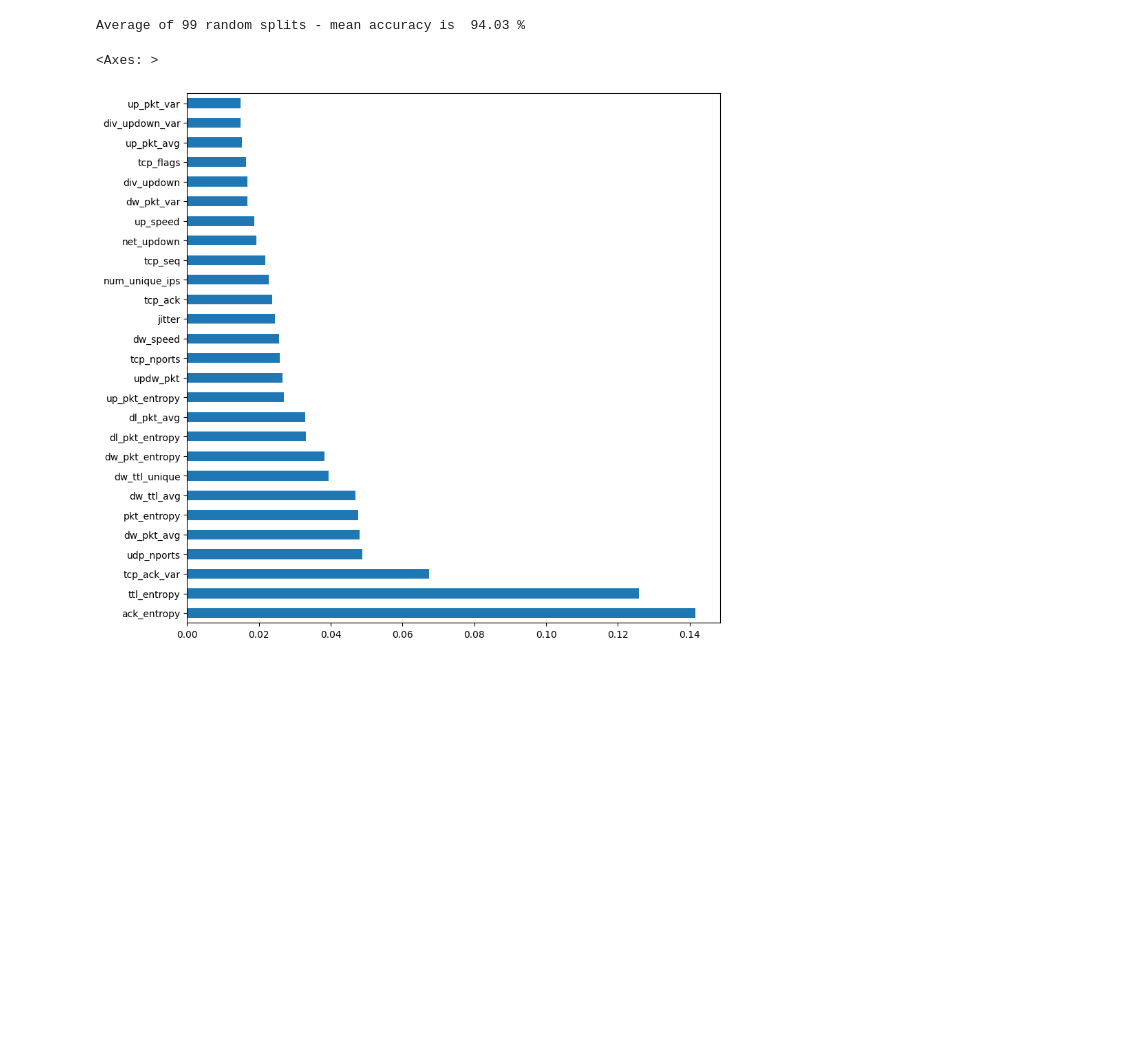
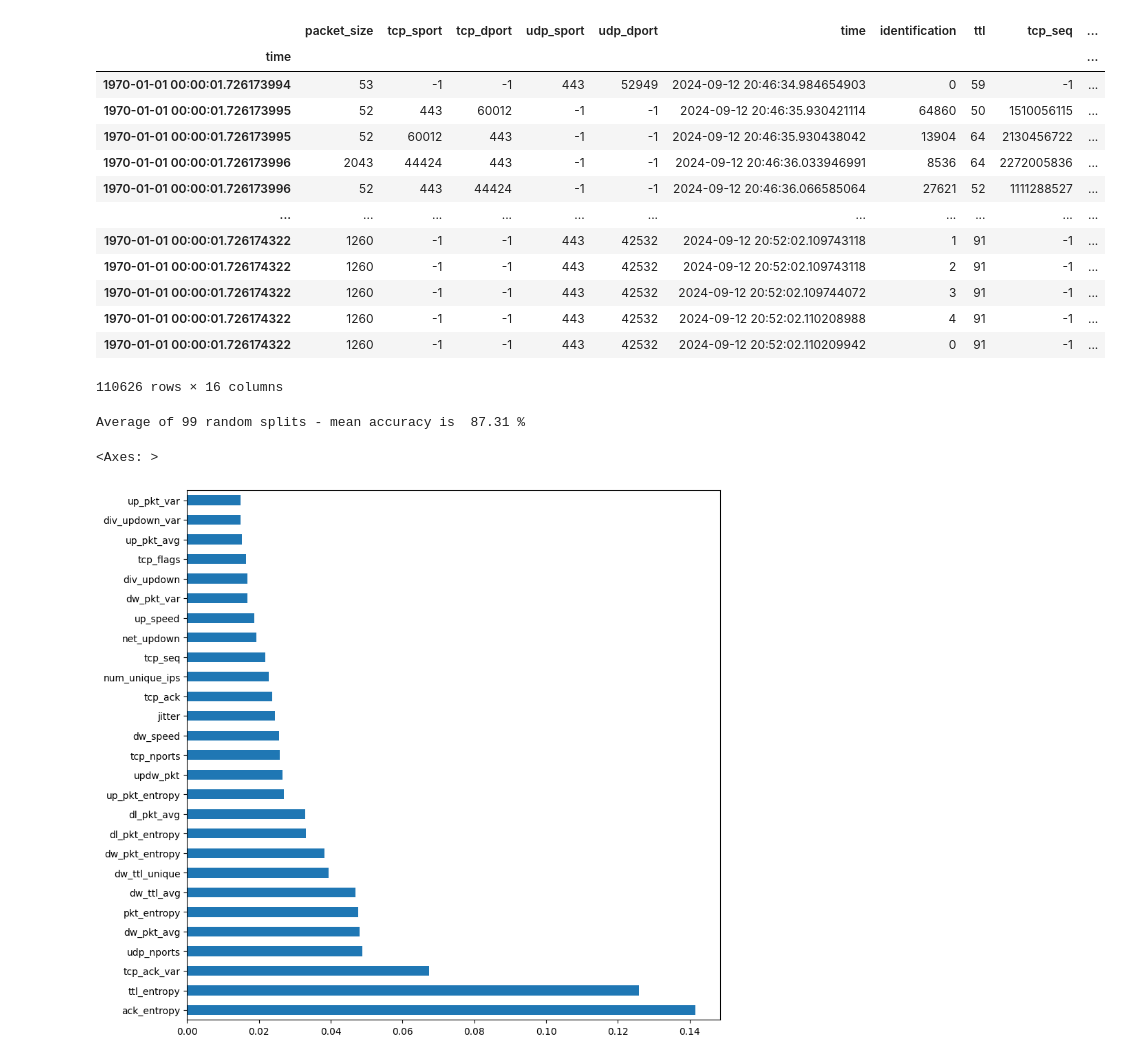
Before and after one commit to eusoubrasileiro/netpkt_vidcls, a Jupyter notebook: python/classification model.ipynb, the cells around one changed output. Saved outputs shown, nothing was run; the diff lists cells and outputs as text; code cells hidden in the pictures; blank space fills up the shorter version.

```diff
--- a/python/classification model.ipynb
+++ b/python/classification model.ipynb
@@ -25,3 +46,24 @@ for name, training_set in tqdm.tqdm(dfraw.groupby('name')):
+# %%
+training_set.time = pd.to_datetime(training_set.time, unit='s')
+training_set.set_index('time')
+training_set.sort_index(inplace=True)
+# %%
+training_set
+# %% [output]
+|  | packet_size | tcp_sport | tcp_dport | udp_sport | udp_dport | time | identification | ttl | tcp_seq | ... |
+| time |  |  |  |  |  |  |  |  |  | ... |
+| 1970-01-01 00:00:01.726173994 | 53 | -1 | -1 | 443 | 52949 | 2024-09-12 20:46:34.984654903 | 0 | 59 | -1 | ... |
+| 1970-01-01 00:00:01.726173995 | 52 | 443 | 60012 | -1 | -1 | 2024-09-12 20:46:35.930421114 | 64860 | 50 | 1510056115 | ... |
+| 1970-01-01 00:00:01.726173995 | 52 | 60012 | 443 | -1 | -1 | 2024-09-12 20:46:35.930438042 | 13904 | 64 | 2130456722 | ... |
+| 1970-01-01 00:00:01.726173996 | 2043 | 44424 | 443 | -1 | -1 | 2024-09-12 20:46:36.033946991 | 8536 | 64 | 2272005836 | ... |
+| 1970-01-01 00:00:01.726173996 | 52 | 443 | 44424 | -1 | -1 | 2024-09-12 20:46:36.066585064 | 27621 | 52 | 1111288527 | ... |
+| ... | ... | ... | ... | ... | ... | ... | ... | ... | ... | ... |
+| 1970-01-01 00:00:01.726174322 | 1260 | -1 | -1 | 443 | 42532 | 2024-09-12 20:52:02.109743118 | 1 | 91 | -1 | ... |
+| 1970-01-01 00:00:01.726174322 | 1260 | -1 | -1 | 443 | 42532 | 2024-09-12 20:52:02.109743118 | 2 | 91 | -1 | ... |
+| 1970-01-01 00:00:01.726174322 | 1260 | -1 | -1 | 443 | 42532 | 2024-09-12 20:52:02.109744072 | 3 | 91 | -1 | ... |
+| 1970-01-01 00:00:01.726174322 | 1260 | -1 | -1 | 443 | 42532 | 2024-09-12 20:52:02.110208988 | 4 | 91 | -1 | ... |
+| 1970-01-01 00:00:01.726174322 | 1260 | -1 | -1 | 443 | 42532 | 2024-09-12 20:52:02.110209942 | 0 | 91 | -1 | ... |
+110626 rows × 16 columns
 # %%
 from sklearn.ensemble import ExtraTreesClassifier
 
@@ -48,7 +90,7 @@ feature_importances = np.zeros(len(selected_features))
 for i in range(100): # making 100 random splits
     X = Xy.sample(frac=1) # shuffle samples
     size = len(X)
-    ratio = 0.8 # 0.8 for training
+    ratio = 0.05 # 0.8 for training
     X = X[X[selected_features].columns.to_list() + ['y']] # reducing features
     X_train, y_train = X.drop(columns=['y']).iloc[:int(ratio*size)], X['y'].iloc[:int(ratio*size)]
     X_score, y_score = X.drop(columns=['y']).iloc[int(ratio*size):], X['y'].iloc[int(ratio*size):]
@@ -68,7 +110,7 @@ print(f"Average of {i} random splits - mean accuracy is {np.mean(np.array(scores
 feature_importances /= i+1
 feature_importances = pd.Series(feature_importances, index=selected_features)
 # %% [output]
-Average of 99 random splits - mean accuracy is  94.03 %
+Average of 99 random splits - mean accuracy is  87.31 %
 # %%
 plt.figure(figsize=(10,10))
 feature_importances = feature_importances.sort_values(ascending=False)
```
Also changed, not shown: parts of 2 cells of this notebook, 6 other files.
